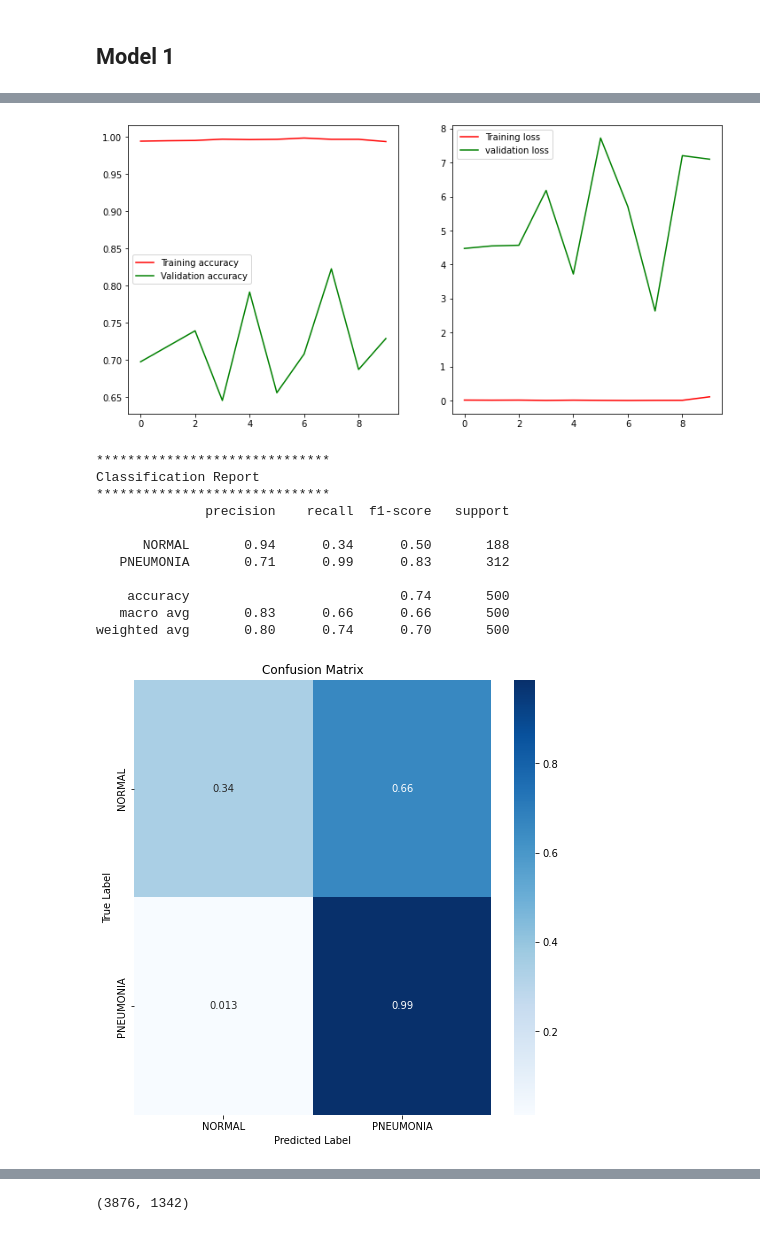
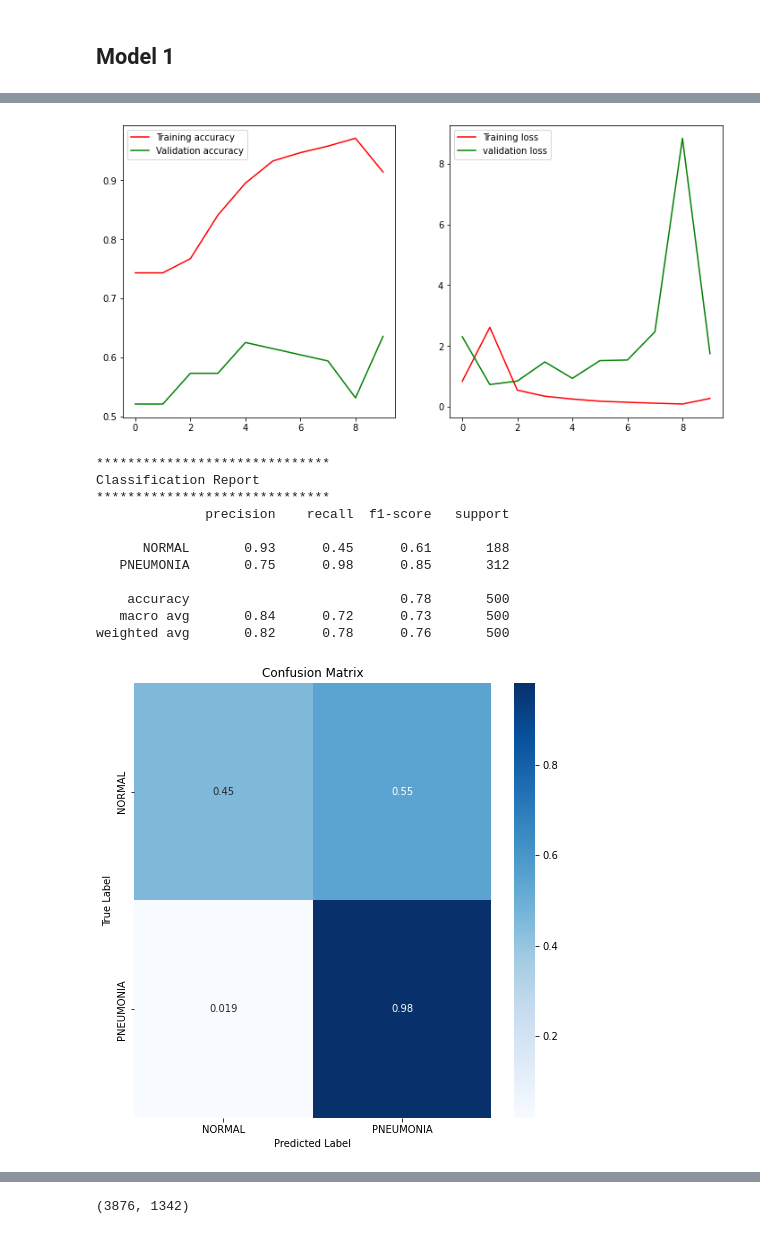
Before and after one commit to vinayakmodgil/Deep-learning-Image-Classification-, a Jupyter notebook: xray-main-vinayak.ipynb, the cells around one changed output, grey strips where cells are left out. Drawn from its saved outputs; the diff is of its cells as text; code cells hidden in the pictures.

```diff
--- a/xray-main-vinayak.ipynb
+++ b/xray-main-vinayak.ipynb
@@ -398,7 +399,7 @@ Trainable params: 1,695,233
 Non-trainable params: 0
 _________________________________________________________________
 # %%
-history = model.fit_generator(train_gen,
+history_base = model.fit_generator(train_gen,
                               epochs=10,
                               steps_per_epoch=train_size//batch_size,
                               validation_steps=val_size//batch_size,
@@ -449,8 +431,8 @@ def model_eval(model, history):
     train_loss = history.history['loss']
     validation_loss = history.history["val_loss"]
 
-    train_accuracy = history.history["accuracy"]
-    validation_accuracy = history.history["val_accuracy"]
+    train_accuracy = history.history["acc"]
+    validation_accuracy = history.history["val_acc"]
 
     #line plot of train_accuracy
     fig, ax = plt.subplots(ncols=2, nrows=1, figsize=(12, 6))
@@ -539,10 +521,10 @@ def model_1st():
 
      model_1.add(Dense(1, activation="sigmoid"))
 
-     model_1.compile(loss="binary_crossentropy",optimizer="RMSprop", metrics=["acc"])
+     model_1.compile(loss="binary_crossentropy",optimizer="adam", metrics=["acc"])
 
      model_1.summary()
-     return model
+     return model_1
 # %%
 model_1 = model_1st()
 # %% [output]
@@ -564,7 +546,7 @@ Trainable params: 617,696
 Non-trainable params: 0
 _________________________________________________________________
 # %%
-history = model_1.fit_generator(train_gen, epochs=10,
+history_1 = model_1.fit_generator(train_gen, epochs=10,
                              steps_per_epoch=train_size//batch_size,
                              validation_steps=val_size//batch_size,
                              validation_data=val_gen)
@@ -592,19 +574,19 @@ Epoch 10/10
 # %%
-model_eval(model_1, history)
+model_eval(model_1, history_1)
 # %% [output]
-[figure, old version]
+[figure, new version]
 ******************************
 Classification Report
 ******************************
               precision    recall  f1-score   support
 
-      NORMAL       0.94      0.34      0.50       188
-   PNEUMONIA       0.71      0.99      0.83       312
+      NORMAL       0.93      0.45      0.61       188
+   PNEUMONIA       0.75      0.98      0.85       312
 
-    accuracy                           0.74       500
-   macro avg       0.83      0.66      0.66       500
-weighted avg       0.80      0.74      0.70       500
+    accuracy                           0.78       500
+   macro avg       0.84      0.72      0.73       500
+weighted avg       0.82      0.78      0.76       500
-[figure, old version]
+[figure, new version]
 # %%
 def model_2nd():
     model_2 = Sequential()
```
Also changed, not shown: parts of 30 cells of this notebook, 8 other files.
